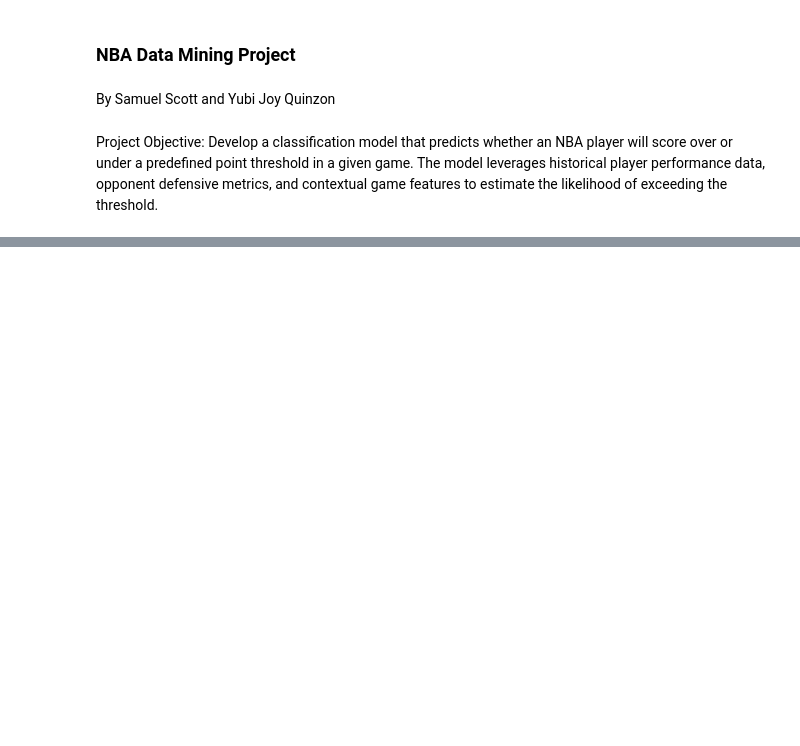
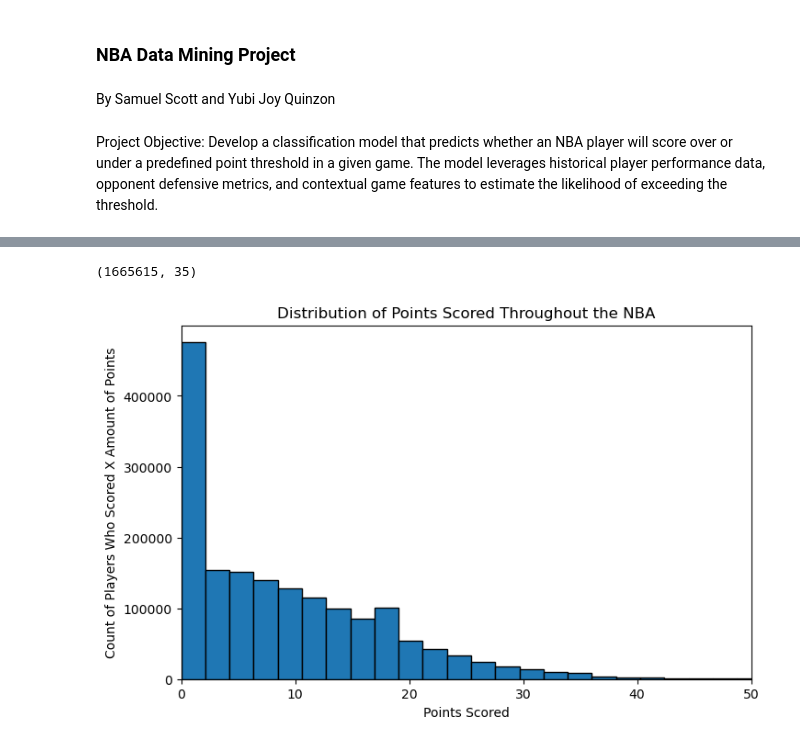
Before and after one commit to sascott9655/NBA_Data_Mining_Project, a Jupyter notebook: NBA_Data_Mining_Project.ipynb, the cells around one changed output, grey strips where cells are left out. Cells and saved outputs as stored; diff of their text form; code cells hidden in the pictures; blank space fills up the shorter version.

```diff
--- a/NBA_Data_Mining_Project.ipynb
+++ b/NBA_Data_Mining_Project.ipynb
@@ -189,0 +51,3 @@ continuous_vars = ['threePointersPercentage', 'threePointersAttempted', 'threePo
+# %%
+player_stats = pd.read_csv('data/PlayerStatistics.csv', low_memory=False)
+player_stats
@@ -189,0 +89,18 @@ continuous_vars = ['threePointersPercentage', 'threePointersAttempted', 'threePo
+# %%
+# Size of our data
+player_stats.shape
+# %% [output]
+(1665615, 35)
+# %%
+#Shows distribution of points across the NBA history.
+points = player_stats['points']
+
+plt.figure(figsize=(8,5))
+plt.hist(points, bins=50, edgecolor='black')
+plt.title("Distribution of Points Scored Throughout the NBA")
+plt.xlabel("Points Scored")
+plt.ylabel("Count of Players Who Scored X Amount of Points")
+plt.xlim(0, 50) #Set a limit to 50 points since scoring above 50 is a rare feat in the NBA.
+plt.show()
+# %% [output]
+[figure, added]
```
Also changed, not shown: parts of 37 cells of this notebook, 1 other file.
